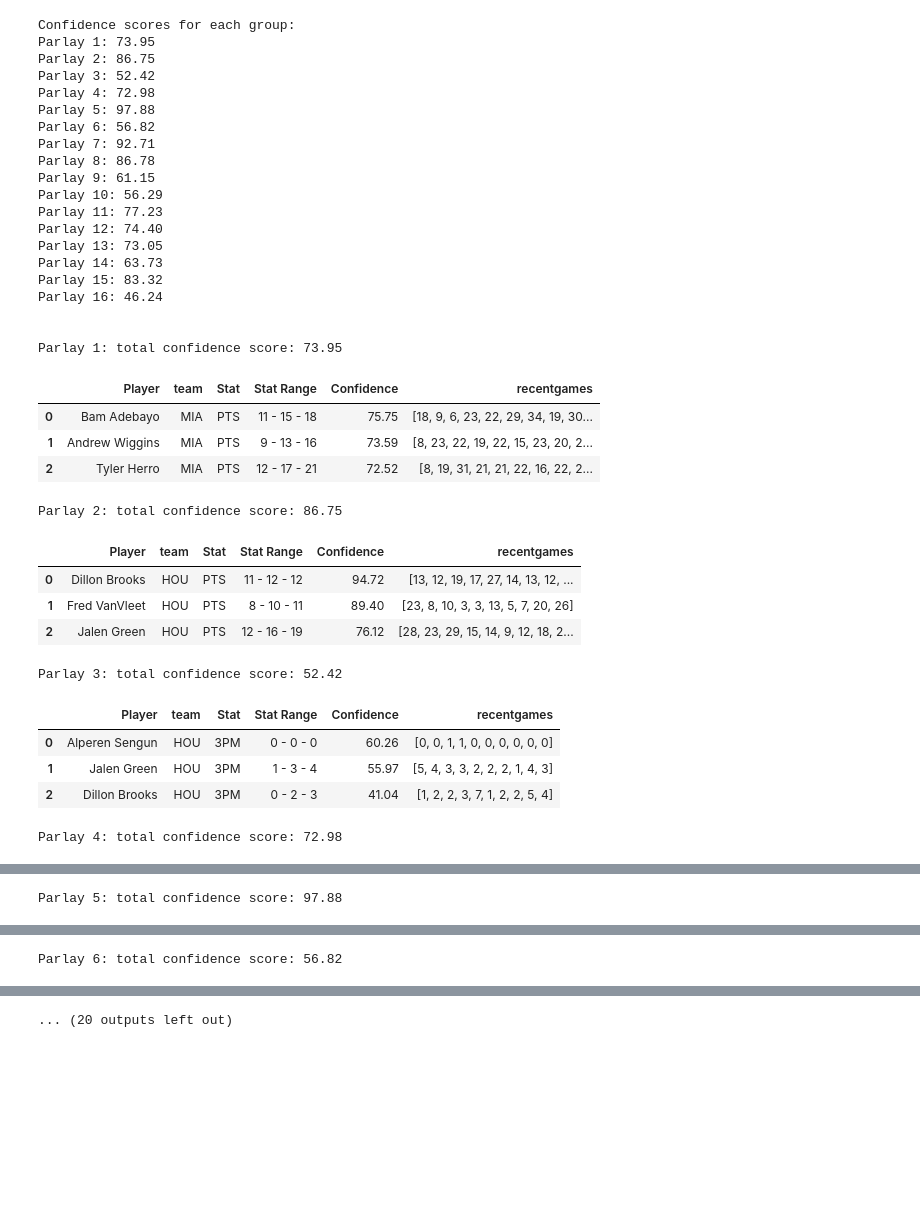
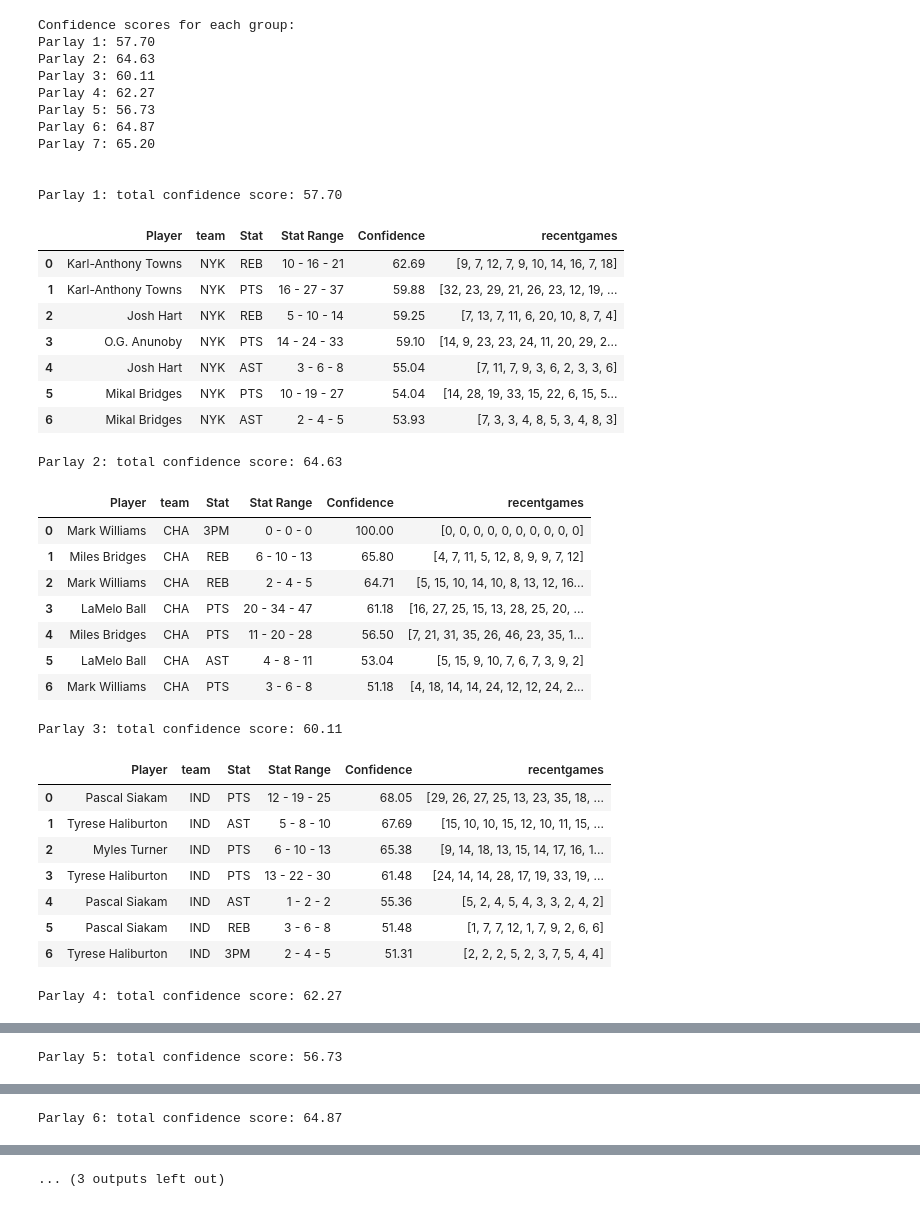
Before and after one commit to penfoldslaw/web_scraping_sports, a Jupyter notebook: models/linear_regression/predictions.ipynb, the cells around one changed output, grey strips where cells are left out. Drawn from its saved outputs; the diff is of its cells as text; code cells hidden in the pictures; blank space fills up the shorter version.

```diff
--- a/models/linear_regression/predictions.ipynb
+++ b/models/linear_regression/predictions.ipynb
@@ -300,11 +140,14 @@ defense data skipping defense merge
 # display(results_pts)
 # display(results_3pm)
 
+results_3pm = results_3pm[results_3pm["confidence_level_3PM"] != '100.00']
 df_merged = results_reb.merge(results_ast, on=['Player', 'team'], suffixes=('_reb', '_ast')) \
     .merge(results_pts, on=['Player', 'team'], suffixes=('_pts','extra_pts')) \
     .merge(results_3pm, on=['Player', 'team'], suffixes=('_pts','_3pm'))
 
-['Player', 'REB', 'confidence_level_REB', 'middlebet_REB', 'AST', 'confidence_level_AST', 'middlebet_AST', 'PTS', 'confidence_level_PTS', 'middlebet_PTS', '3PM', 'confidence_level_3PM', 'middlebet_3PM']
+results_3pm = results_3pm[results_3pm["Player"] != 'Tyrese Haliburton']
+
+
 
 # print(df_merged.columns)
 
@@ -315,65 +158,68 @@ df_merged = results_reb.merge(results_ast, on=['Player', 'team'], suffixes=('_re
 # df_merged['confidence_level_PTS+REB']=  round(df_merged[['confidence_level_PTS','confidence_level_REB']].sum(axis=1)/2,2)
 # df_merged = df_merged.rename(columns={'FGA': 'PTS'})
 # display(df_merged)
 # display(df_merged[['Player','confidence_level_PTS+REB']])
 
 
 from parlay_picker import create_parlays
 
-num_groups = 100  # Number of parlays you want to generate
-players_per_group = 3 # Number of players in each parlay
-min_confidence = 70
+num_groups = 10  # Number of parlays you want to generate
+players_per_group = 7 # Number of players in each parlay
+min_confidence = 50
 threepm_confidence = 40
 
-parlays_df, group_confidence_scores = create_parlays(df_merged, num_groups, players_per_group,min_confidence ,threepm_confidence)
+parlays_df, group_confidence_scores = create_parlays(df_merged, num_groups, players_per_group,min_confidence)
 
 
 # Display the confidence scores for each group
 print("Confidence scores for each group:")
 for group, score in group_confidence_scores:
     print(f"{group}: {score:.2f}")
 
 
 # Display the DataFrames for each parlay and their confidence scores
 for (parlay_name, score), parlay_df in zip(group_confidence_scores, parlays_df):
     print("\n")
     print(f"{parlay_name}: total confidence score: {score:.2f}")
     display(parlay_df)
     print("\n")
 # %% [output]
 Confidence scores for each group:
-Parlay 1: 73.95
-Parlay 2: 86.75
-Parlay 3: 52.42
-Parlay 4: 72.98
-Parlay 5: 97.88
-Parlay 6: 56.82
-Parlay 7: 92.71
-Parlay 8: 86.78
-Parlay 9: 61.15
-Parlay 10: 56.29
-Parlay 11: 77.23
-Parlay 12: 74.40
-Parlay 13: 73.05
-Parlay 14: 63.73
-Parlay 15: 83.32
-Parlay 16: 46.24
+Parlay 1: 57.70
+Parlay 2: 64.63
+Parlay 3: 60.11
+Parlay 4: 62.27
+Parlay 5: 56.73
+Parlay 6: 64.87
+Parlay 7: 65.20
 
 
-Parlay 1: total confidence score: 73.95
+Parlay 1: total confidence score: 57.70
 |  | Player | team | Stat | Stat Range | Confidence | recentgames |
-| 0 | Bam Adebayo | MIA | PTS | 11 - 15 - 18 | 75.75 | [18, 9, 6, 23, 22, 29, 34, 19, 30... |
-| 1 | Andrew Wiggins | MIA | PTS | 9 - 13 - 16 | 73.59 | [8, 23, 22, 19, 22, 15, 23, 20, 2... |
-| 2 | Tyler Herro | MIA | PTS | 12 - 17 - 21 | 72.52 | [8, 19, 31, 21, 21, 22, 16, 22, 2... |
+| 0 | Karl-Anthony Towns | NYK | REB | 10 - 16 - 21 | 62.69 | [9, 7, 12, 7, 9, 10, 14, 16, 7, 18] |
+| 1 | Karl-Anthony Towns | NYK | PTS | 16 - 27 - 37 | 59.88 | [32, 23, 29, 21, 26, 23, 12, 19, ... |
+| 2 | Josh Hart | NYK | REB | 5 - 10 - 14 | 59.25 | [7, 13, 7, 11, 6, 20, 10, 8, 7, 4] |
+| 3 | O.G. Anunoby | NYK | PTS | 14 - 24 - 33 | 59.10 | [14, 9, 23, 23, 24, 11, 20, 29, 2... |
+| 4 | Josh Hart | NYK | AST | 3 - 6 - 8 | 55.04 | [7, 11, 7, 9, 3, 6, 2, 3, 3, 6] |
+| 5 | Mikal Bridges | NYK | PTS | 10 - 19 - 27 | 54.04 | [14, 28, 19, 33, 15, 22, 6, 15, 5... |
+| 6 | Mikal Bridges | NYK | AST | 2 - 4 - 5 | 53.93 | [7, 3, 3, 4, 8, 5, 3, 4, 8, 3] |
-Parlay 2: total confidence score: 86.75
+Parlay 2: total confidence score: 64.63
 |  | Player | team | Stat | Stat Range | Confidence | recentgames |
-| 0 | Dillon Brooks | HOU | PTS | 11 - 12 - 12 | 94.72 | [13, 12, 19, 17, 27, 14, 13, 12, ... |
-| 1 | Fred VanVleet | HOU | PTS | 8 - 10 - 11 | 89.40 | [23, 8, 10, 3, 3, 13, 5, 7, 20, 26] |
-| 2 | Jalen Green | HOU | PTS | 12 - 16 - 19 | 76.12 | [28, 23, 29, 15, 14, 9, 12, 18, 2... |
+| 0 | Mark Williams | CHA | 3PM | 0 - 0 - 0 | 100.00 | [0, 0, 0, 0, 0, 0, 0, 0, 0, 0] |
+| 1 | Miles Bridges | CHA | REB | 6 - 10 - 13 | 65.80 | [4, 7, 11, 5, 12, 8, 9, 9, 7, 12] |
+| 2 | Mark Williams | CHA | REB | 2 - 4 - 5 | 64.71 | [5, 15, 10, 14, 10, 8, 13, 12, 16... |
+| 3 | LaMelo Ball | CHA | PTS | 20 - 34 - 47 | 61.18 | [16, 27, 25, 15, 13, 28, 25, 20, ... |
+| 4 | Miles Bridges | CHA | PTS | 11 - 20 - 28 | 56.50 | [7, 21, 31, 35, 26, 46, 23, 35, 1... |
+| 5 | LaMelo Ball | CHA | AST | 4 - 8 - 11 | 53.04 | [5, 15, 9, 10, 7, 6, 7, 3, 9, 2] |
+| 6 | Mark Williams | CHA | PTS | 3 - 6 - 8 | 51.18 | [4, 18, 14, 14, 24, 12, 12, 24, 2... |
-Parlay 3: total confidence score: 52.42
+Parlay 3: total confidence score: 60.11
 |  | Player | team | Stat | Stat Range | Confidence | recentgames |
-| 0 | Alperen Sengun | HOU | 3PM | 0 - 0 - 0 | 60.26 | [0, 0, 1, 1, 0, 0, 0, 0, 0, 0] |
-| 1 | Jalen Green | HOU | 3PM | 1 - 3 - 4 | 55.97 | [5, 4, 3, 3, 2, 2, 2, 1, 4, 3] |
-| 2 | Dillon Brooks | HOU | 3PM | 0 - 2 - 3 | 41.04 | [1, 2, 2, 3, 7, 1, 2, 2, 5, 4] |
+| 0 | Pascal Siakam | IND | PTS | 12 - 19 - 25 | 68.05 | [29, 26, 27, 25, 13, 23, 35, 18, ... |
+| 1 | Tyrese Haliburton | IND | AST | 5 - 8 - 10 | 67.69 | [15, 10, 10, 15, 12, 10, 11, 15, ... |
+| 2 | Myles Turner | IND | PTS | 6 - 10 - 13 | 65.38 | [9, 14, 18, 13, 15, 14, 17, 16, 1... |
+| 3 | Tyrese Haliburton | IND | PTS | 13 - 22 - 30 | 61.48 | [24, 14, 14, 28, 17, 19, 33, 19, ... |
+| 4 | Pascal Siakam | IND | AST | 1 - 2 - 2 | 55.36 | [5, 2, 4, 5, 4, 3, 3, 2, 4, 2] |
+| 5 | Pascal Siakam | IND | REB | 3 - 6 - 8 | 51.48 | [1, 7, 7, 12, 1, 7, 9, 2, 6, 6] |
+| 6 | Tyrese Haliburton | IND | 3PM | 2 - 4 - 5 | 51.31 | [2, 2, 2, 5, 2, 3, 7, 5, 4, 4] |
-Parlay 4: total confidence score: 72.98
+Parlay 4: total confidence score: 62.27
 |  | Player | team | Stat | Stat Range | Confidence | recentgames |
@@ -383,2 +233,2 @@ Parlay 4: total confidence score: 72.98
-Parlay 5: total confidence score: 97.88
+Parlay 5: total confidence score: 56.73
 |  | Player | team | Stat | Stat Range | Confidence | recentgames |
@@ -388,2 +242,2 @@ Parlay 5: total confidence score: 97.88
-Parlay 6: total confidence score: 56.82
+Parlay 6: total confidence score: 64.87
 |  | Player | team | Stat | Stat Range | Confidence | recentgames |
@@ -393,4 +251,4 @@ Parlay 6: total confidence score: 56.82
-... (20 outputs left out)
+... (3 outputs left out)
 # %%
 
 # display(results_reb)
```
Also changed, not shown: parts of 4 cells of this notebook, 31 other files.
